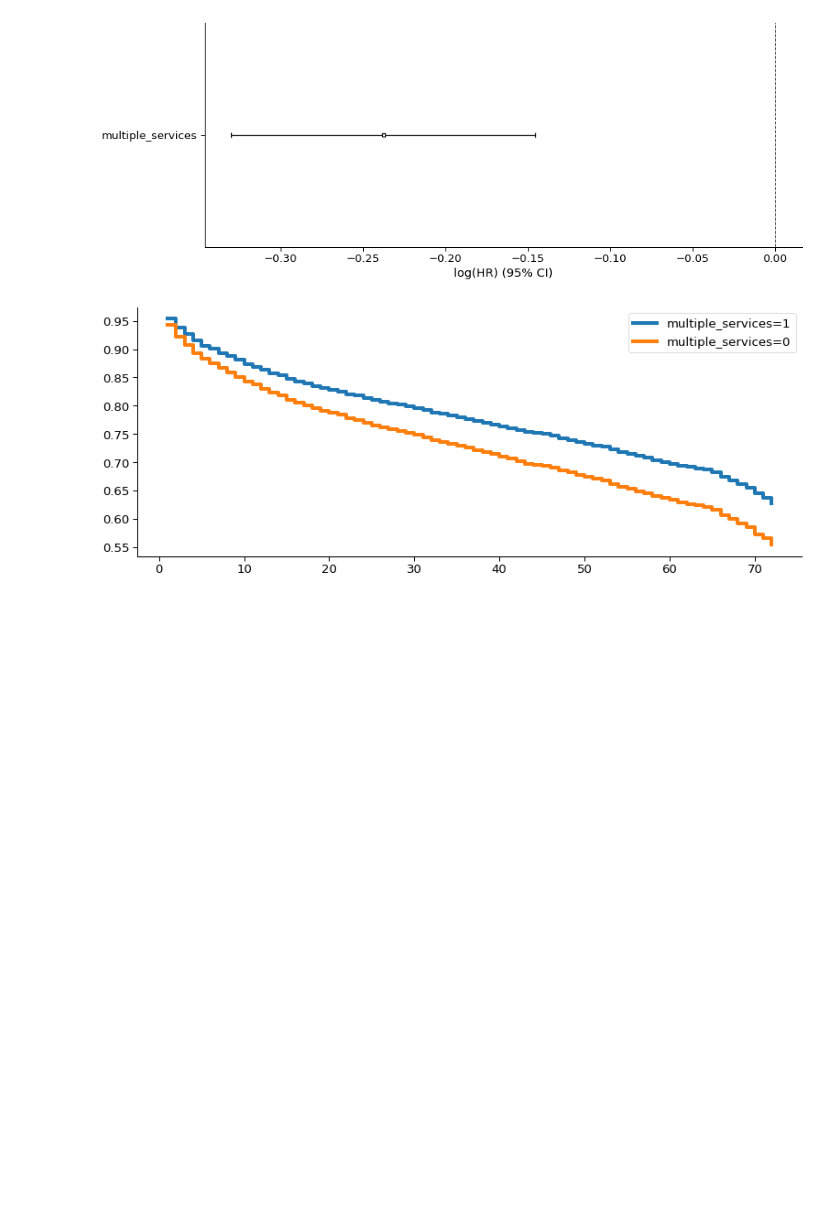
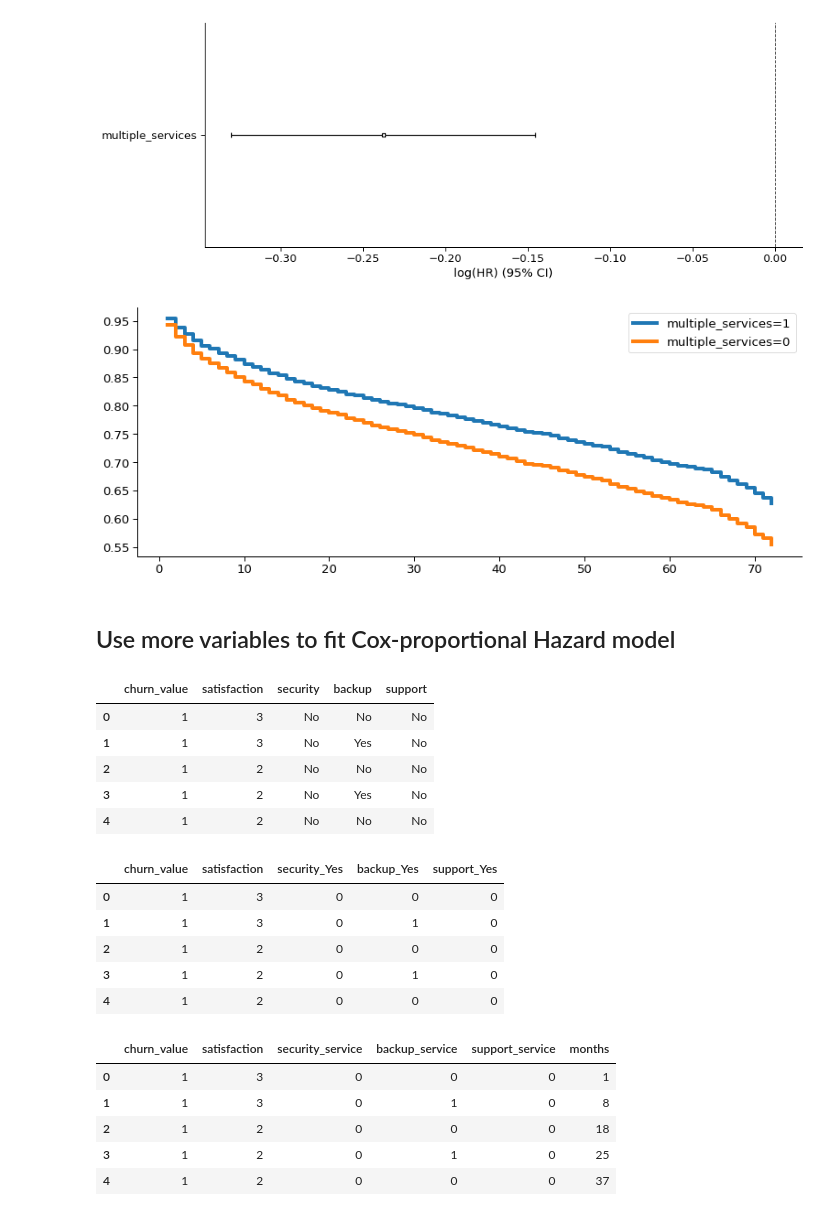
Before and after one commit to razielar/coursera_time_series_forecasting, a Jupyter notebook: survival_analysis/survival.analysis.ipynb, the cells around one changed output. Saved outputs shown, nothing was run; the diff lists cells and outputs as text; code cells hidden in the pictures; blank space fills up the shorter version.

```diff
--- a/survival_analysis/survival.analysis.ipynb
+++ b/survival_analysis/survival.analysis.ipynb
@@ -148,3 +148,33 @@ cph.plot_partial_effects_on_outcome(covariates= 'multiple_services', values= [1,
 plt.show()
 # %% [output]
 [figure]
+# %% [markdown]
+## Use more variables to fit Cox-proportional Hazard model
+# %%
+df_more_var= df[['churn_value', 'satisfaction', 'security', 'backup', 'support']]
+display(df_more_var.head())
+dummy_df= pd.get_dummies(df_more_var, drop_first= True)
+display(dummy_df.head())
+rename_columns= {'security_Yes': 'security_service', 'backup_Yes': 'backup_service', 'support_Yes': 'support_service'}
+dummy_df.rename(columns= rename_columns, inplace= True)
+dummy_df['months']= df.months
+dummy_df.head()
+# %% [output]
+|  | churn_value | satisfaction | security | backup | support |
+| 0 | 1 | 3 | No | No | No |
+| 1 | 1 | 3 | No | Yes | No |
+| 2 | 1 | 2 | No | No | No |
+| 3 | 1 | 2 | No | Yes | No |
+| 4 | 1 | 2 | No | No | No |
+|  | churn_value | satisfaction | security_Yes | backup_Yes | support_Yes |
+| 0 | 1 | 3 | 0 | 0 | 0 |
+| 1 | 1 | 3 | 0 | 1 | 0 |
+| 2 | 1 | 2 | 0 | 0 | 0 |
+| 3 | 1 | 2 | 0 | 1 | 0 |
+| 4 | 1 | 2 | 0 | 0 | 0 |
+|  | churn_value | satisfaction | security_service | backup_service | support_service | months |
+| 0 | 1 | 3 | 0 | 0 | 0 | 1 |
+| 1 | 1 | 3 | 0 | 1 | 0 | 8 |
+| 2 | 1 | 2 | 0 | 0 | 0 | 18 |
+| 3 | 1 | 2 | 0 | 1 | 0 | 25 |
+| 4 | 1 | 2 | 0 | 0 | 0 | 37 |
```
Also changed, not shown: parts of 3 cells of this notebook.
